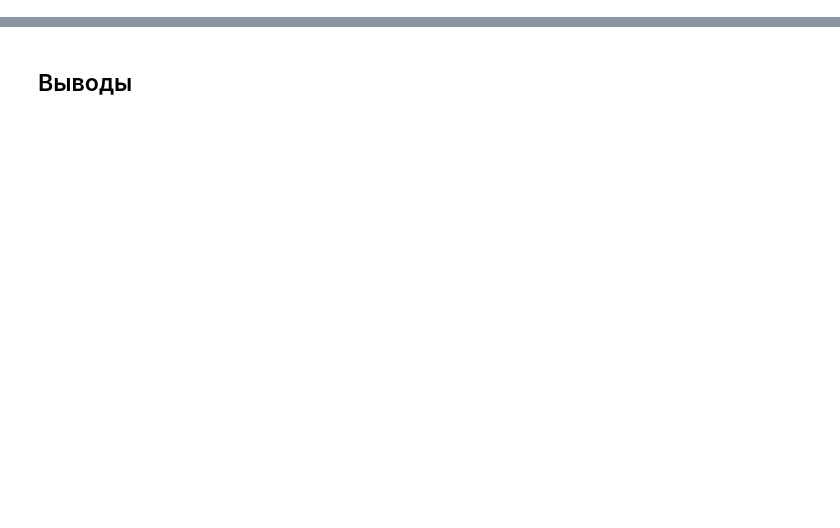
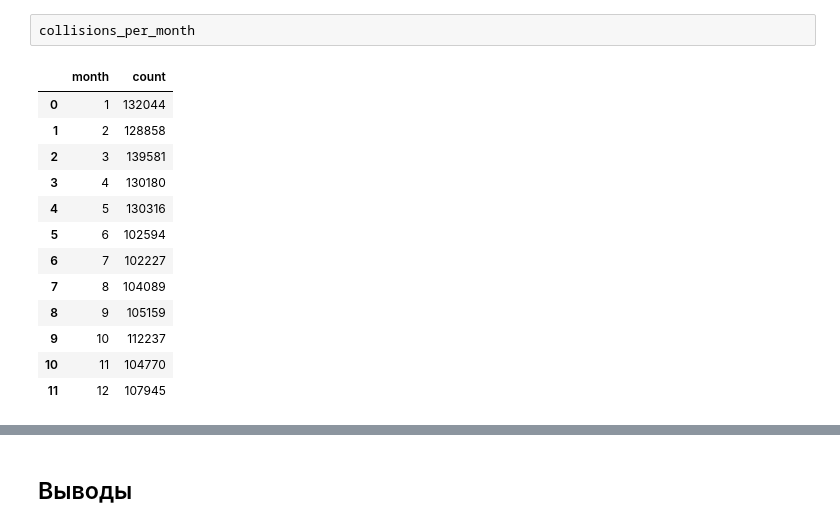
Before and after one commit to VSXV/Data-Science-Projects, a Jupyter notebook: 14. car accidents/93b6f1b1-e156-40b1-9ed6-0aaea9264dff.ipynb, the cells around one changed output, grey strips where cells are left out. Drawn from its saved outputs; the diff is of its cells as text; blank space fills up the shorter version.

```diff
--- a/14. car accidents/93b6f1b1-e156-40b1-9ed6-0aaea9264dff.ipynb
+++ b/14. car accidents/93b6f1b1-e156-40b1-9ed6-0aaea9264dff.ipynb
@@ -4,0 +115,16 @@
+# %%
+collisions_per_month
+# %% [output]
+|  | month | count |
+| 0 | 1 | 132044 |
+| 1 | 2 | 128858 |
+| 2 | 3 | 139581 |
+| 3 | 4 | 130180 |
+| 4 | 5 | 130316 |
+| 5 | 6 | 102594 |
+| 6 | 7 | 102227 |
+| 7 | 8 | 104089 |
+| 8 | 9 | 105159 |
+| 9 | 10 | 112237 |
+| 10 | 11 | 104770 |
+| 11 | 12 | 107945 |
```
Also changed, not shown: parts of 19 cells of this notebook.
